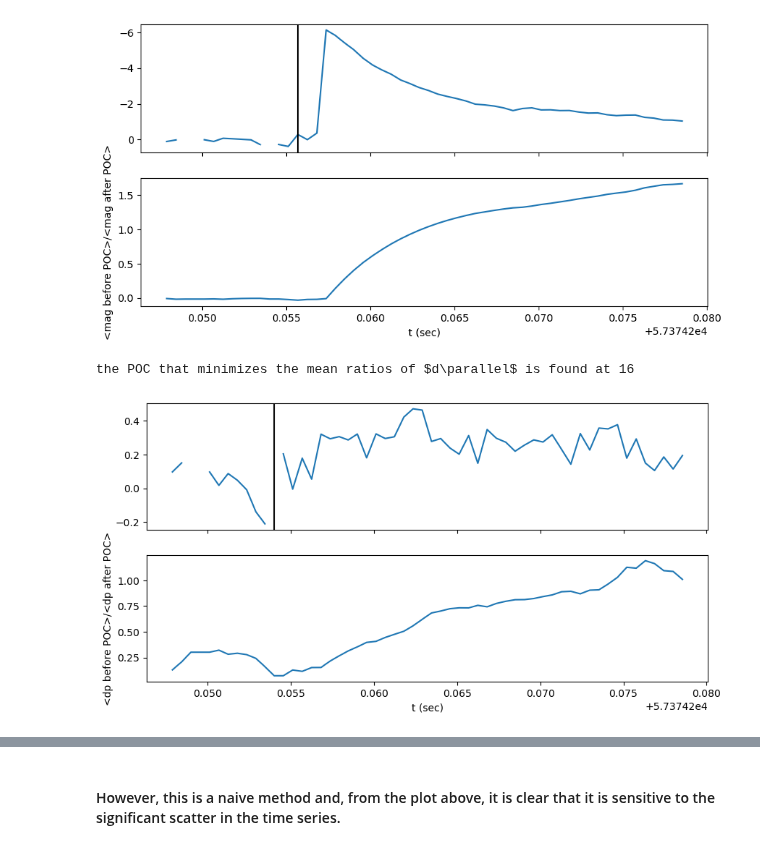
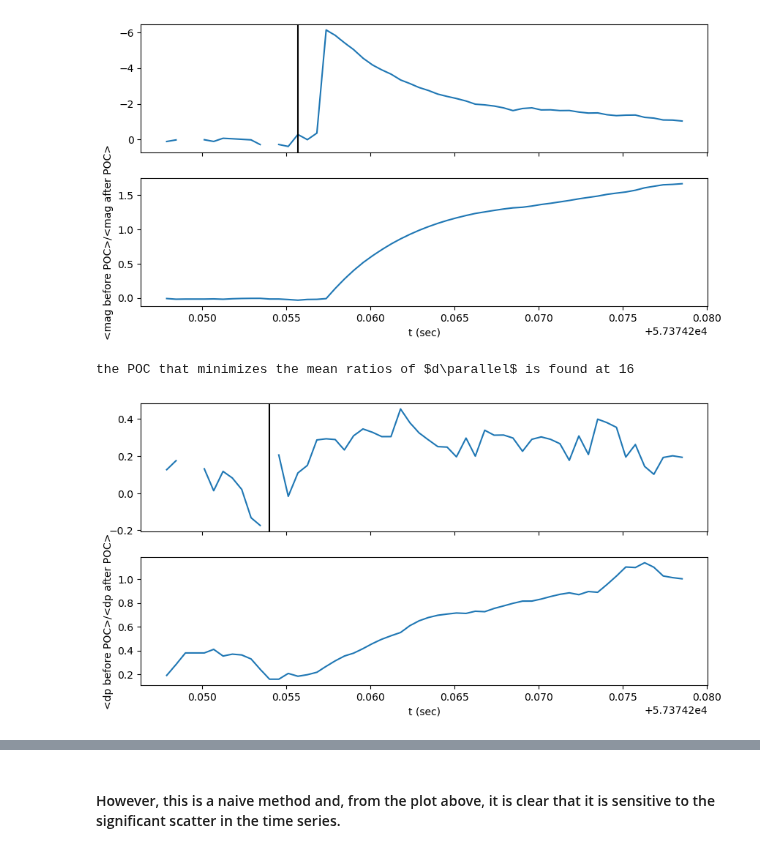
Before and after one commit to RileyWClarke/RAFTS, a Jupyter notebook: Notebooks/dwfflare_dparrStatisticalAnalysis.ipynb, the cells around one changed output, grey strips where cells are left out. Cells and saved outputs as stored; diff of their text form; code cells hidden in the pictures.

```diff
--- a/Notebooks/dwfflare_dparrStatisticalAnalysis.ipynb
+++ b/Notebooks/dwfflare_dparrStatisticalAnalysis.ipynb
@@ -153,22 +151,22 @@ the POC that minimizes the mean ratios of magnitudes is found at 19
 # %%
 pocp = []
 N = flare.shape[0]
 for i in range(5, N-5): #avoid the first and last five points to avoid extremely biased means
-  pocp.append(flare.iloc[1:i]["dpar"].mean() / flare.iloc[i:]["dpar"].mean())
+  pocp.append(flare.iloc[1:i]["dpar_clean"].mean() / flare.iloc[i:]["dpar_clean"].mean())
 
 fig, axs = plt.subplots(2, 1, figsize=(10, 5), sharex=True)
-axs[0].plot(flare.iloc[5:-5]["mjd"], flare.iloc[5:-5]["dpar"])
+axs[0].plot(flare.iloc[5:-5]["mjd"], flare.iloc[5:-5]["dpar_clean"])
 axs[1].plot(flare.iloc[5:-5]["mjd"], pocp)
 axs[1].set_xlabel("t (sec)")
 axs[1].set_ylabel("<dp before POC>/<dp after POC>")
 
 poc1 = np.array(pocp).argmin() + 5
 axs[0].axvline(flare["mjd"][poc1], color='k')
 
 print(r"the POC that minimizes the mean ratios of $d\parallel$ is found at {}".format(poc1))
 # %% [output]
 the POC that minimizes the mean ratios of $d\parallel$ is found at 16
-[figure, old version]
+[figure, new version]
 # %%
 poc = poc1
 fig, axs = plt.subplots(2, 1, figsize=(10,10))
```
Also changed, not shown: parts of 18 cells of this notebook.
